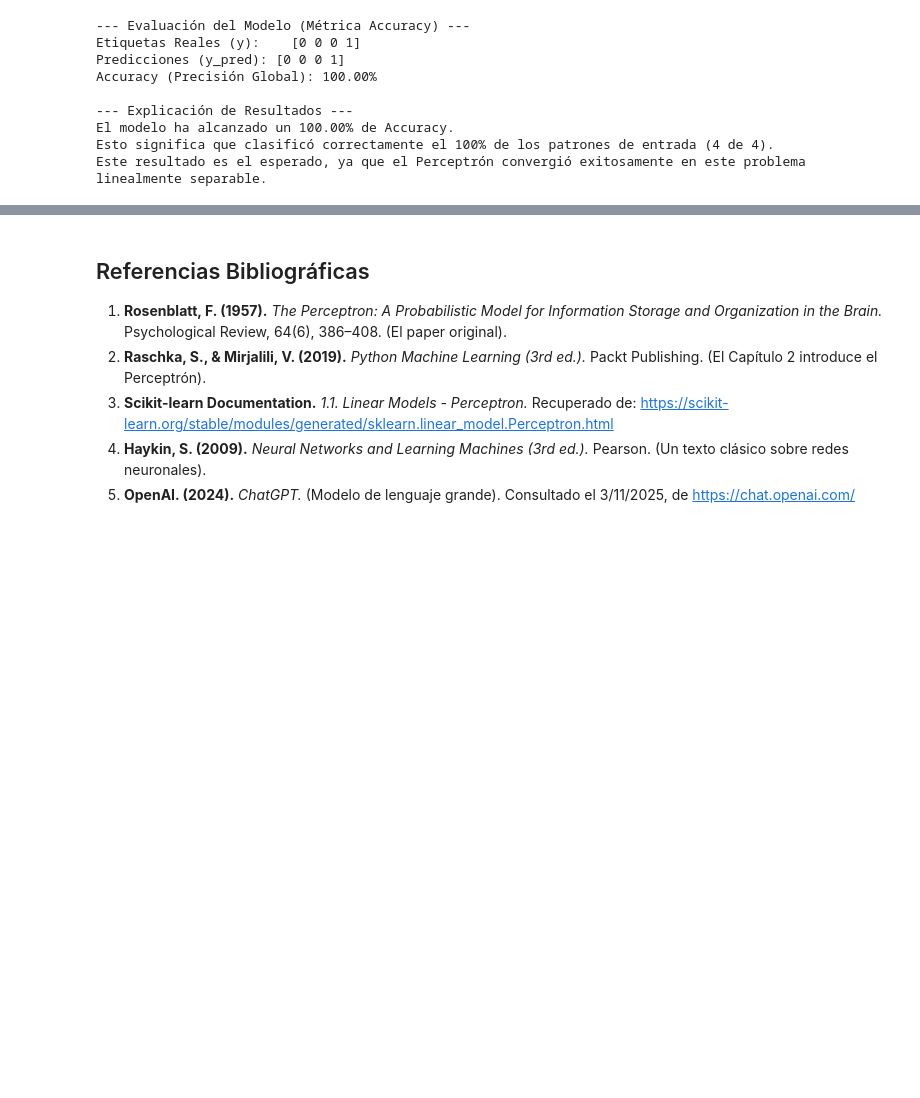
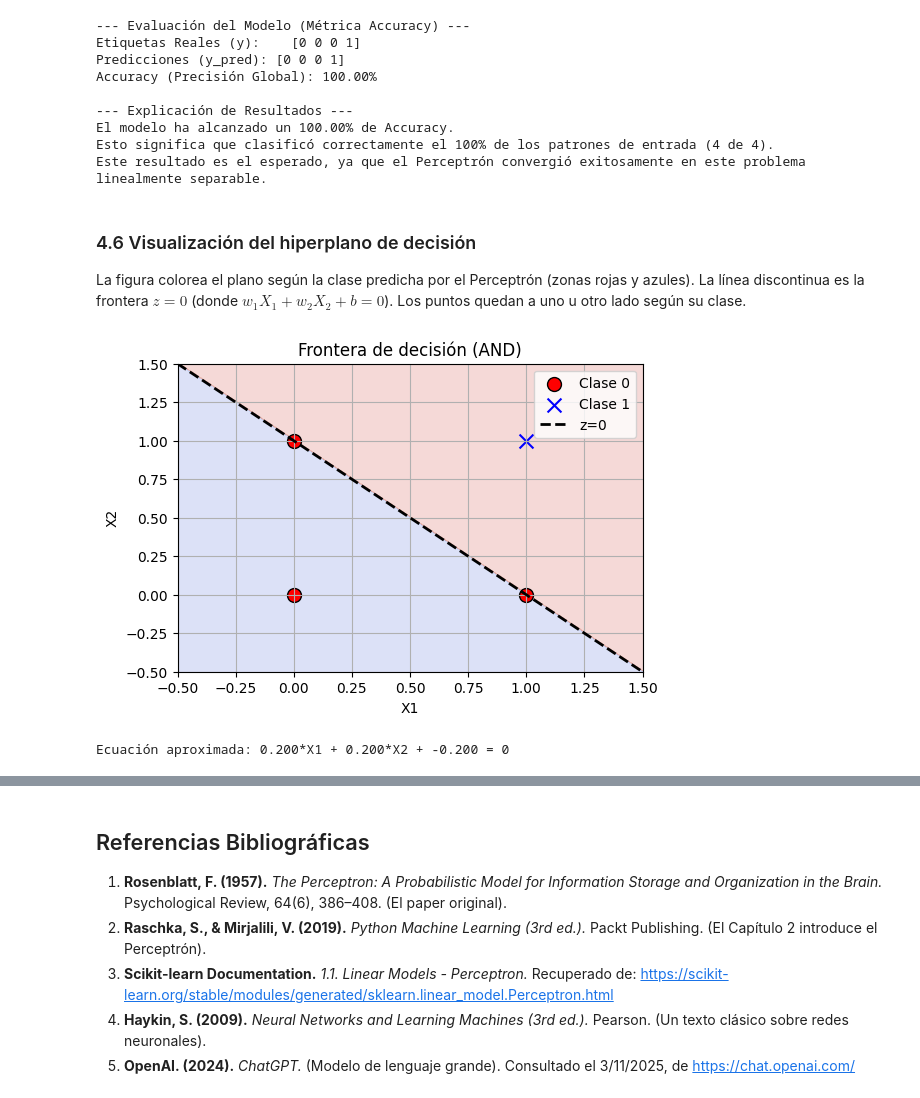
Before and after one commit to Alejandro498/ClasificacionInteligenteDeDatos, a Jupyter notebook: Hands-on 1: Percepton Notebook (Tutorial)/HandsOn1.ipynb, the cells around one changed output, grey strips where cells are left out. Drawn from its saved outputs; the diff is of its cells as text; code cells hidden in the pictures; blank space fills up the shorter version.

```diff
--- a/Hands-on 1: Percepton Notebook (Tutorial)/HandsOn1.ipynb
+++ b/Hands-on 1: Percepton Notebook (Tutorial)/HandsOn1.ipynb
@@ -199,3 +201,15 @@ print(f"Sesgo aprendido (b): {perceptron_model.intercept_}")
 ¡Entrenamiento completado!
 Pesos aprendidos (w): [[0.2 0.2]]
 Sesgo aprendido (b): [-0.2]
+# %%
+# Demostración numérica: z = w·x + b y clase predicha
+w = perceptron_model.coef_.ravel()
+b = float(perceptron_model.intercept_[0])
+
+print("Pesos (w):", w)
+print("Sesgo (b):", b)
+print("\nx      z = w·x + b   y_hat   y_real")
+for xi, yi in zip(X, y):
+    z = float(np.dot(w, xi) + b)
+    y_hat = 1 if z >= 0 else 0
+    print(f"{xi}    {z: .3f}         {y_hat}       {yi}")
@@ -279,3 +307,46 @@ Accuracy (Precisión Global): 100.00%
 El modelo ha alcanzado un 100.00% de Accuracy.
 Esto significa que clasificó correctamente el 100% de los patrones de entrada (4 de 4).
 Este resultado es el esperado, ya que el Perceptrón convergió exitosamente en este problema linealmente separable.
+# %% [markdown]
+### 4.6 Visualización del hiperplano de decisión
+
+La figura colorea el plano según la clase predicha por el Perceptrón (zonas rojas y azules). La línea discontinua es la frontera $z=0$ (donde $w_1 X_1 + w_2 X_2 + b = 0$). Los puntos quedan a uno u otro lado según su clase.
+# %%
+# 1.4.6 Visualización del hiperplano de decisión (AND)
+
+def plot_decision_boundary(model, X_data, y_data, title='Frontera de decisión (Perceptrón)'):
+    x_min, x_max = -0.5, 1.5
+    y_min, y_max = -0.5, 1.5
+    xx, yy = np.meshgrid(np.linspace(x_min, x_max, 200),
+                         np.linspace(y_min, y_max, 200))
+    grid = np.c_[xx.ravel(), yy.ravel()]
+    Z = model.predict(grid).reshape(xx.shape)
+
+    plt.figure(figsize=(6, 4))
+    plt.contourf(xx, yy, Z, alpha=0.2, cmap=plt.cm.coolwarm)
+    plt.scatter(X_data[y_data == 0][:, 0], X_data[y_data == 0][:, 1],
+                c='red', edgecolor='k', marker='o', s=100, label='Clase 0')
+    plt.scatter(X_data[y_data == 1][:, 0], X_data[y_data == 1][:, 1],
+                c='blue', edgecolor='k', marker='x', s=100, label='Clase 1')
+
+    w = model.coef_.ravel()
+    b = float(model.intercept_[0])
+    if abs(w[1]) > 1e-8:
+        xs = np.array([x_min, x_max])
+        ys = -(w[0] / w[1]) * xs - b / w[1]
+        plt.plot(xs, ys, 'k--', lw=2, label='z=0')
+
+    plt.title(title)
+    plt.xlabel('X1')
+    plt.ylabel('X2')
+    plt.legend()
+    plt.grid(True)
+    plt.show()
+
+    print(f"Ecuación aproximada: {w[0]:.3f}*X1 + {w[1]:.3f}*X2 + {b:.3f} = 0")
+
+# Graficar frontera para AND usando el modelo entrenado `perceptron_model`
+plot_decision_boundary(perceptron_model, X, y, title='Frontera de decisión (AND)')
+# %% [output]
+[figure, added]
+Ecuación aproximada: 0.200*X1 + 0.200*X2 + -0.200 = 0
```
Also changed, not shown: parts of 21 cells of this notebook.
